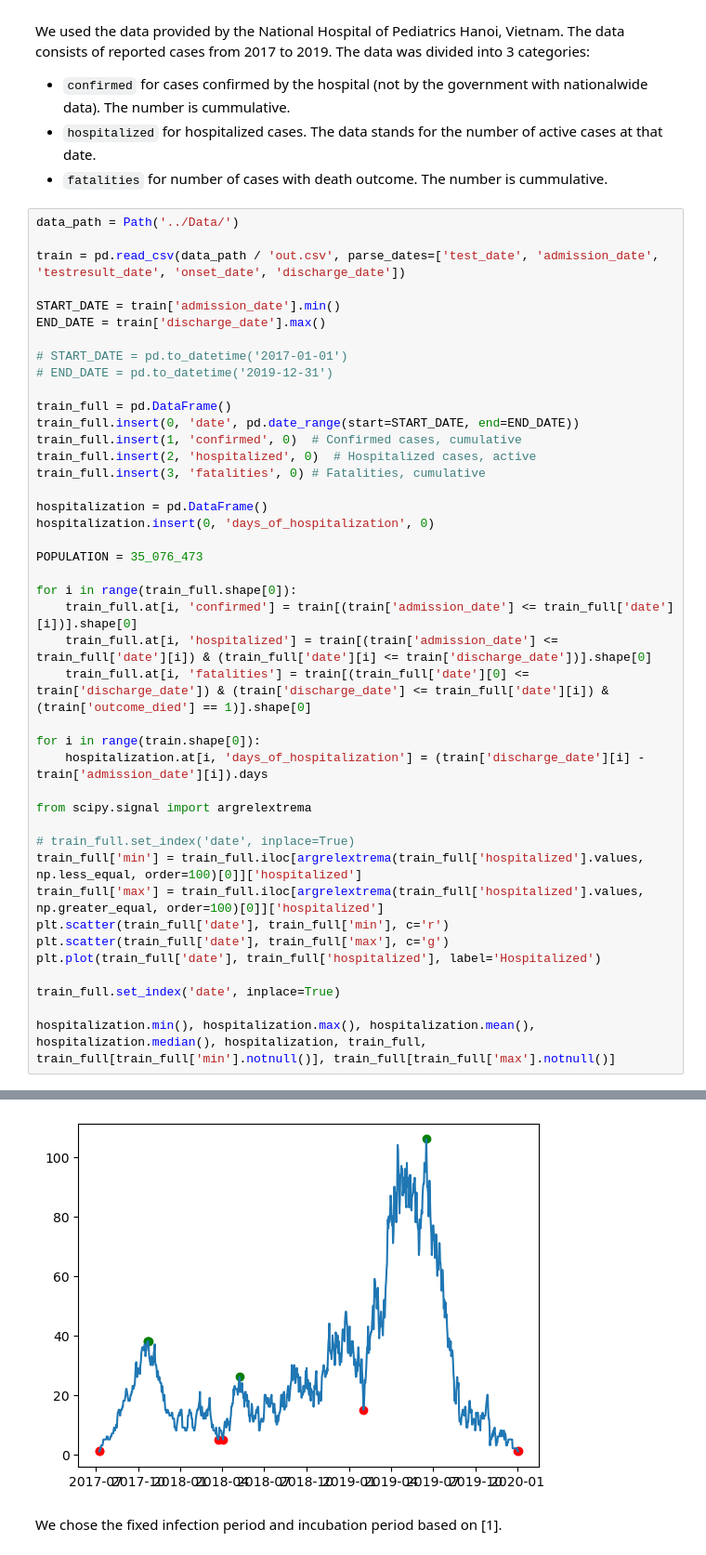
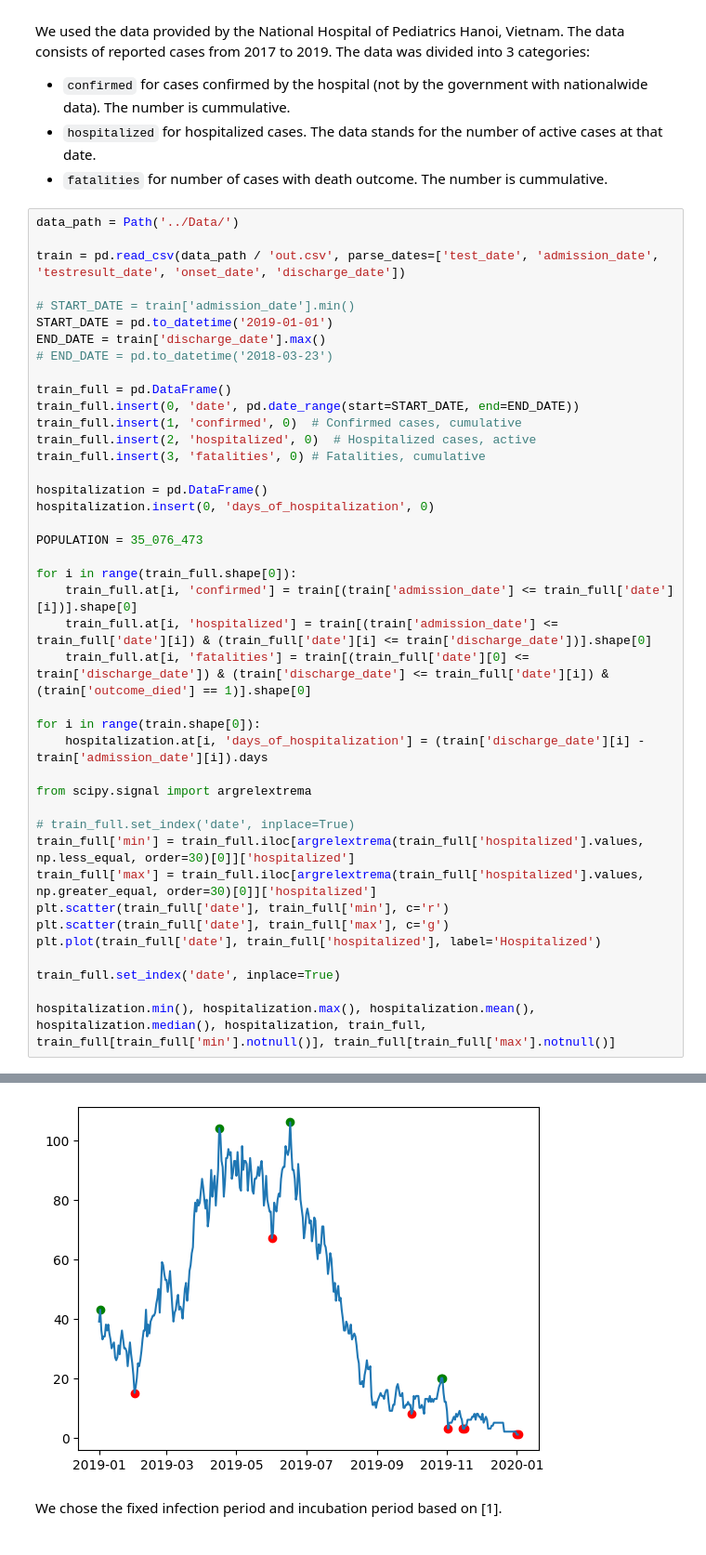
Before and after one commit to hung3a8/nhp-measles-analyse, a Jupyter notebook: Notebooks/Model/SEIR.ipynb, the cells around one changed output, grey strips where cells are left out. Shown at 93% size. Saved outputs shown, nothing was run; the diff lists cells and outputs as text.

```diff
--- a/Notebooks/Model/SEIR.ipynb
+++ b/Notebooks/Model/SEIR.ipynb
@@ -401,11 +444,10 @@ data_path = Path('../Data/')
 
 train = pd.read_csv(data_path / 'out.csv', parse_dates=['test_date', 'admission_date', 'testresult_date', 'onset_date', 'discharge_date'])
 
-START_DATE = train['admission_date'].min()
+# START_DATE = train['admission_date'].min()
+START_DATE = pd.to_datetime('2019-01-01')
 END_DATE = train['discharge_date'].max()
-
-# START_DATE = pd.to_datetime('2017-01-01')
-# END_DATE = pd.to_datetime('2019-12-31')
+# END_DATE = pd.to_datetime('2018-03-23')
 
 train_full = pd.DataFrame()
 train_full.insert(0, 'date', pd.date_range(start=START_DATE, end=END_DATE))
@@ -429,8 +471,8 @@ for i in range(train.shape[0]):
 from scipy.signal import argrelextrema
 
 # train_full.set_index('date', inplace=True)
-train_full['min'] = train_full.iloc[argrelextrema(train_full['hospitalized'].values, np.less_equal, order=100)[0]]['hospitalized']
-train_full['max'] = train_full.iloc[argrelextrema(train_full['hospitalized'].values, np.greater_equal, order=100)[0]]['hospitalized']
+train_full['min'] = train_full.iloc[argrelextrema(train_full['hospitalized'].values, np.less_equal, order=30)[0]]['hospitalized']
+train_full['max'] = train_full.iloc[argrelextrema(train_full['hospitalized'].values, np.greater_equal, order=30)[0]]['hospitalized']
 plt.scatter(train_full['date'], train_full['min'], c='r')
 plt.scatter(train_full['date'], train_full['max'], c='g')
 plt.plot(train_full['date'], train_full['hospitalized'], label='Hospitalized')
@@ -459,4 +501,4 @@ hospitalization.min(), hospitalization.max(), hospitalization.mean(), hospitaliz
-[figure, old version]
+[figure, new version]
 # %% [markdown]
 We chose the fixed infection period and incubation period based on [1].
 # %%
```
Also changed, not shown: parts of 17 cells of this notebook.
